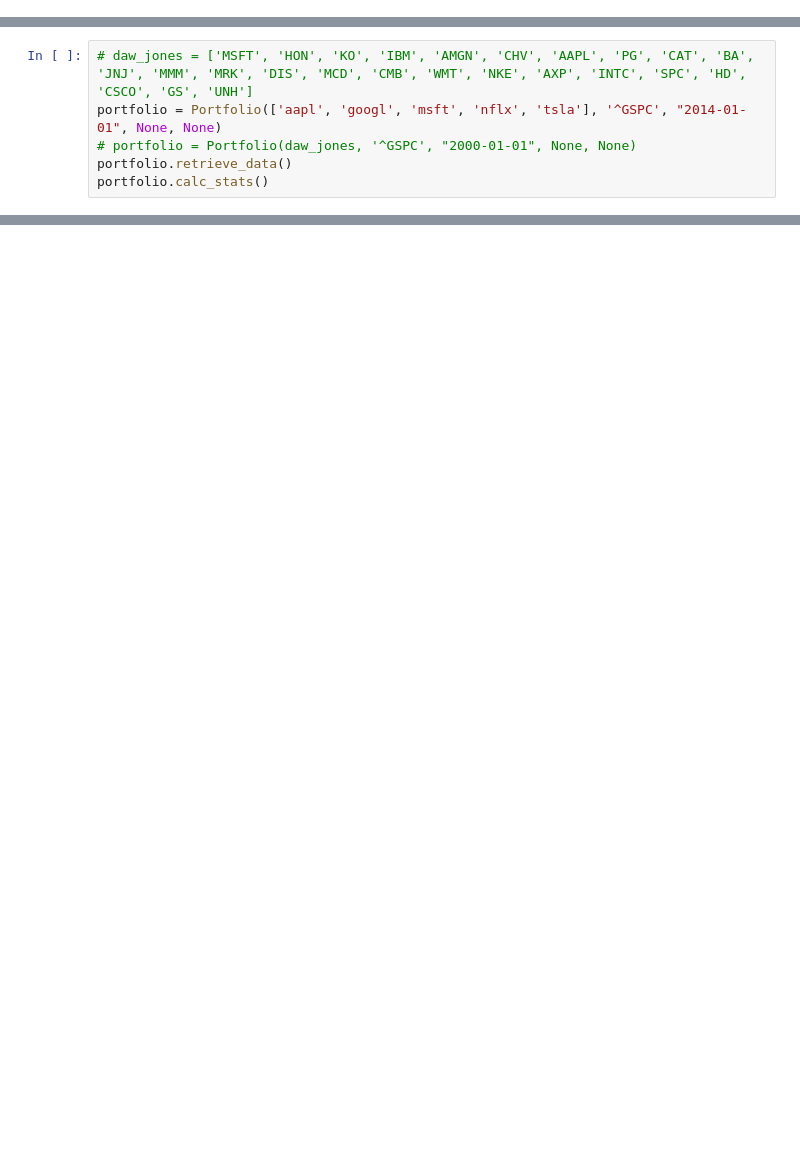
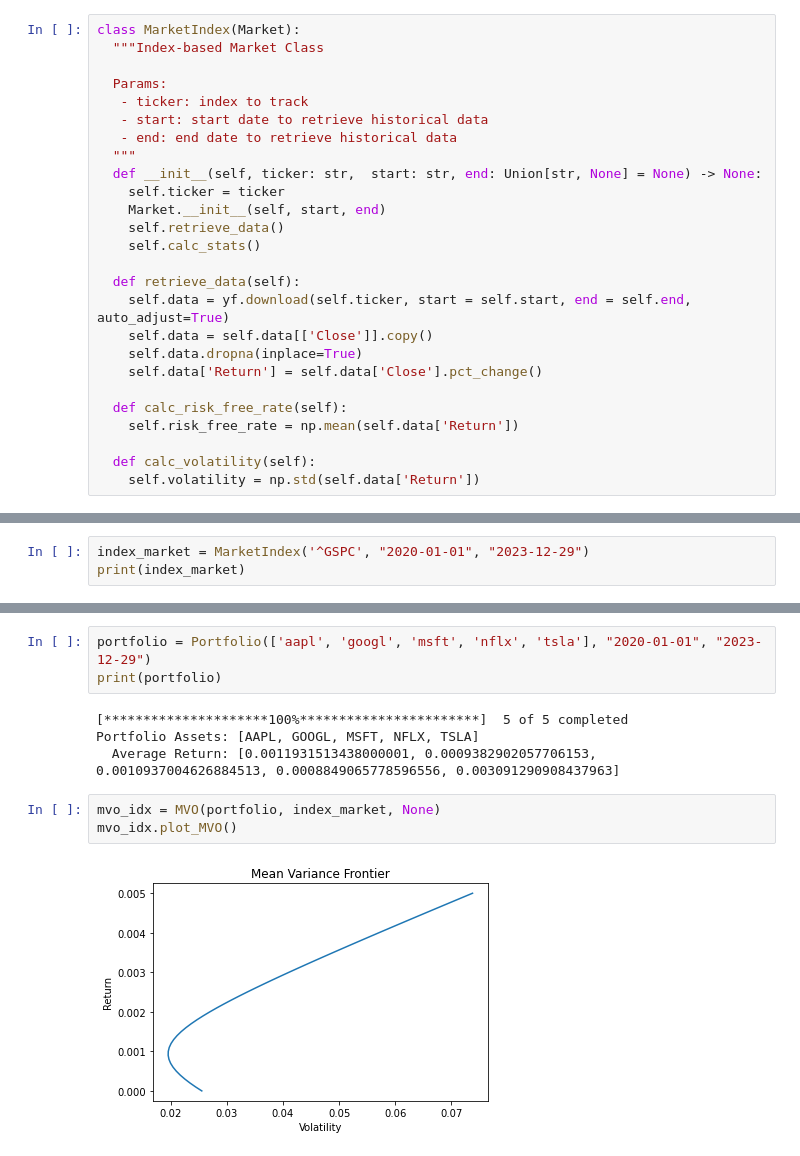
Before and after one commit to JasonYu1028/Optimized-Portfolio-Generation, a Jupyter notebook: portfolio-gen.ipynb, the cells around one changed output, grey strips where cells are left out. Saved outputs shown, nothing was run; the diff lists cells and outputs as text; blank space fills up the shorter version.

```diff
--- a/portfolio-gen.ipynb
+++ b/portfolio-gen.ipynb
@@ -13,0 +38,26 @@ def formatFloat(n): return "{:.6f}".format(n) # format to 6 decimal points
+# %%
+class MarketIndex(Market):
+  """Index-based Market Class
+
+  Params:
+   - ticker: index to track
+   - start: start date to retrieve historical data
+   - end: end date to retrieve historical data
+  """
+  def __init__(self, ticker: str,  start: str, end: Union[str, None] = None) -> None:
+    self.ticker = ticker
+    Market.__init__(self, start, end)
+    self.retrieve_data()
+    self.calc_stats()
+
+  def retrieve_data(self):
+    self.data = yf.download(self.ticker, start = self.start, end = self.end, auto_adjust=True)
+    self.data = self.data[['Close']].copy()
+    self.data.dropna(inplace=True)
+    self.data['Return'] = self.data['Close'].pct_change()
+
+  def calc_risk_free_rate(self):
+    self.risk_free_rate = np.mean(self.data['Return'])
+
+  def calc_volatility(self):
+    self.volatility = np.std(self.data['Return'])
@@ -202,6 +133,0 @@ class Portfolio:
-# %%
-# daw_jones = ['MSFT', 'HON', 'KO', 'IBM', 'AMGN', 'CHV', 'AAPL', 'PG', 'CAT', 'BA', 'JNJ', 'MMM', 'MRK', 'DIS', 'MCD', 'CMB', 'WMT', 'NKE', 'AXP', 'INTC', 'SPC', 'HD', 'CSCO', 'GS', 'UNH']
-portfolio = Portfolio(['aapl', 'googl', 'msft', 'nflx', 'tsla'], '^GSPC', "2014-01-01", None, None)
-# portfolio = Portfolio(daw_jones, '^GSPC', "2000-01-01", None, None)
-portfolio.retrieve_data()
-portfolio.calc_stats()
@@ -209,0 +275,3 @@ portfolio.plot_MVO()
+# %%
+index_market = MarketIndex('^GSPC', "2020-01-01", "2023-12-29")
+print(index_market)
@@ -210 +290,13 @@ portfolio.plot_MVO()
+# %%
+portfolio = Portfolio(['aapl', 'googl', 'msft', 'nflx', 'tsla'], "2020-01-01", "2023-12-29")
+print(portfolio)
+# %% [output]
+[*********************100%***********************]  5 of 5 completed
+Portfolio Assets: [AAPL, GOOGL, MSFT, NFLX, TSLA]
+  Average Return: [0.0011931513438000001, 0.0009382902057706153, 0.0010937004626884513, 0.0008849065778596556, 0.003091290908437963]
+# %%
+mvo_idx = MVO(portfolio, index_market, None)
+mvo_idx.plot_MVO()
+# %% [output]
+[figure, added]
 # %%
```
Also changed, not shown: parts of 16 cells of this notebook.
